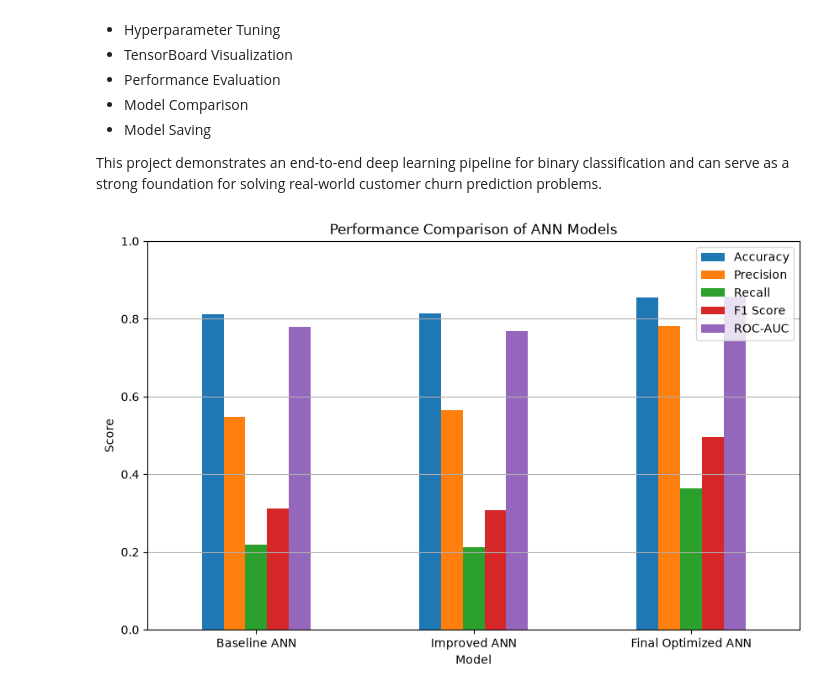
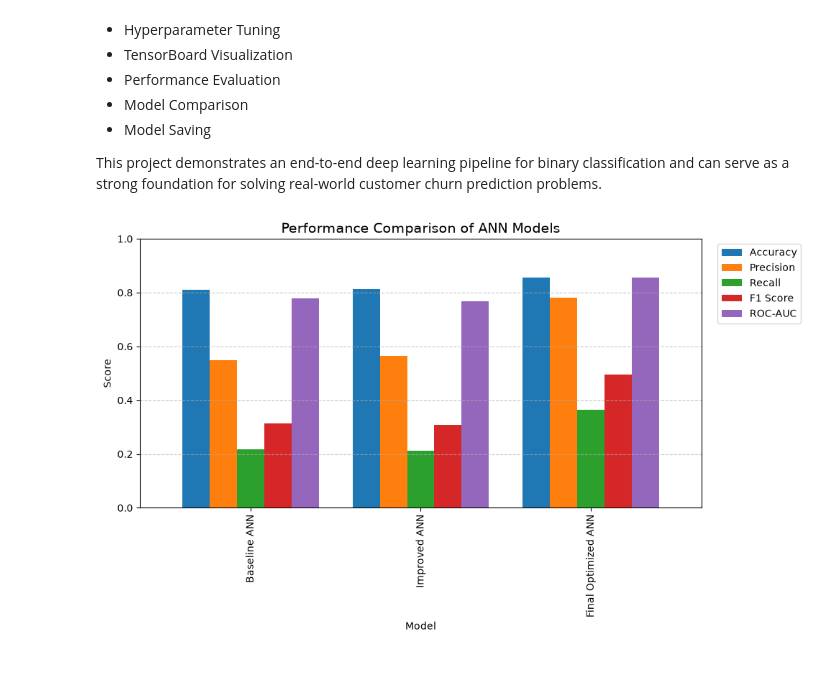
Before and after one commit to Milind1234/ANN_Classification, a Jupyter notebook: classification.ipynb, the cells around one changed output. Drawn from its saved outputs; the diff is of its cells as text; code cells hidden in the pictures.

```diff
--- a/classification.ipynb
+++ b/classification.ipynb
@@ -2066,14 +2074,23 @@ This project demonstrates an end-to-end deep learning pipeline for binary classi
 # %%
 comparison_df.set_index("Model").plot(
     kind="bar",
     figsize=(10,6),
-    rot=0
+    width=0.8
 )
 
-plt.title("Performance Comparison of ANN Models")
+plt.title("Performance Comparison of ANN Models", fontsize=14)
 plt.ylabel("Score")
-plt.ylim(0, 1)
-plt.grid(axis="y")
+plt.xlabel("Model")
+plt.ylim(0,1)
+plt.grid(axis="y", linestyle="--", alpha=0.7)
+
+plt.legend(
+    bbox_to_anchor=(1.02,1),
+    loc="upper left"
+)
+
+plt.tight_layout()
+
 plt.show()
 # %% [output]
-[figure, old version]
+[figure, new version]
```
Also changed, not shown: parts of 1 cell of this notebook.
